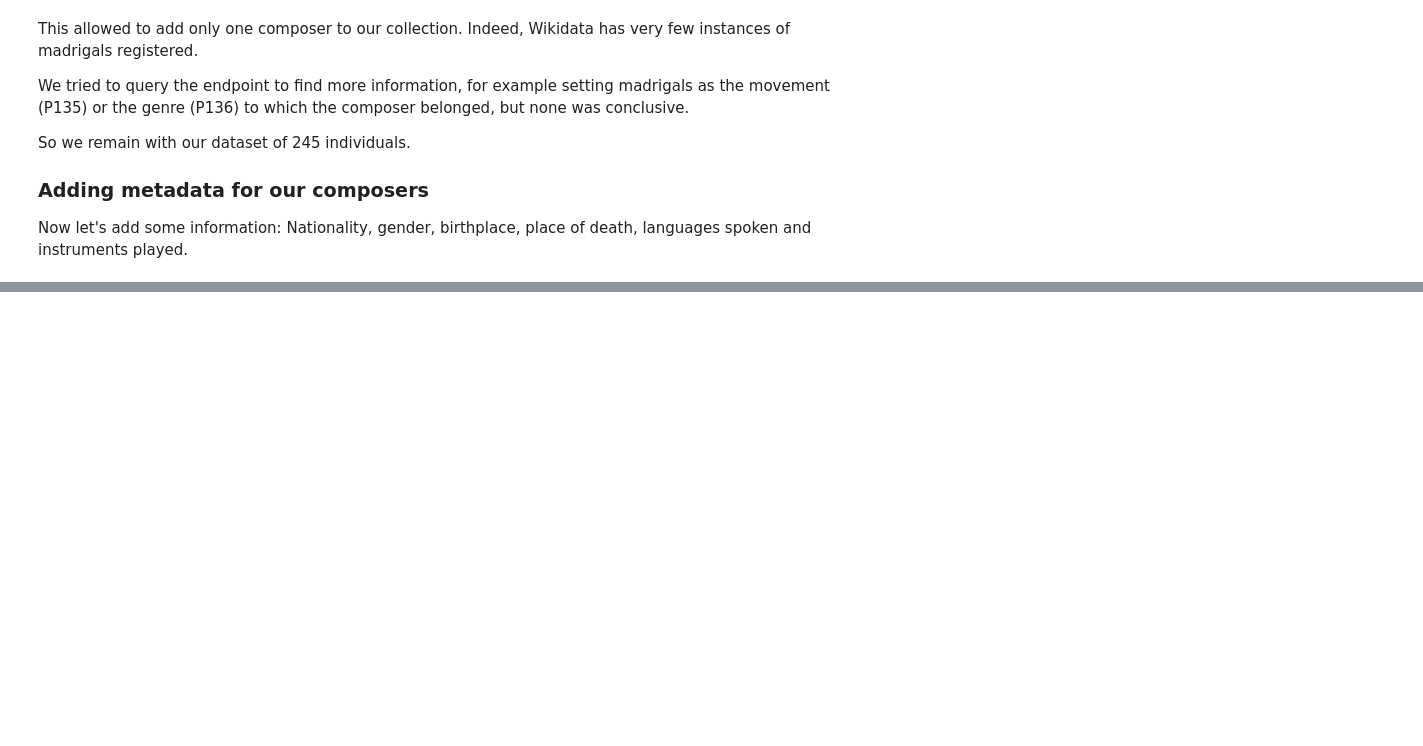
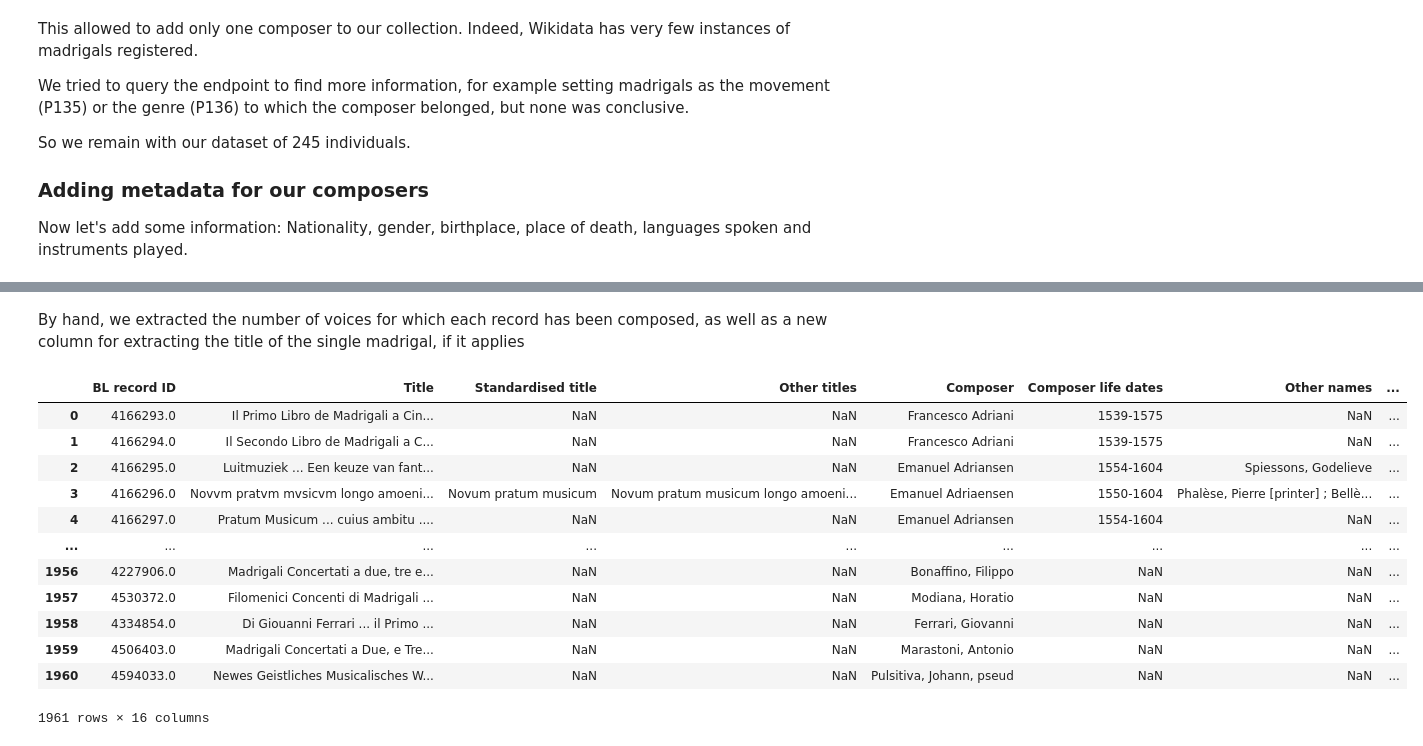
Before and after one commit to Madrigalis/Madrigalis.github.io, a Jupyter notebook: Madrigals.ipynb, the cells around one changed output, grey strips where cells are left out. Saved outputs shown, nothing was run; the diff lists cells and outputs as text; code cells hidden in the pictures; blank space fills up the shorter version.

```diff
--- a/Madrigals.ipynb
+++ b/Madrigals.ipynb
@@ -120,6 +100,10 @@ We want to merge our dictionary with information extracted from Wikidata.
 First we need to change the name in format "surname, name" to "name surname" which is the one adopted for labels on Wikidata.
 # %%
 dict_comp_madrigals = {}
+
+#this dictionary will be used later on when working with the publishers and records dataframes
+inverted_names = {}
+
 for el in comp_madrigals.keys():
 
     #exchanging "surname, name" for "name surname"
@@ -128,11 +112,13 @@ for el in comp_madrigals.keys():
         name = splitted[1].strip("'")
         surname = splitted[0].strip("'")
         dict_comp_madrigals[name+" "+surname] = comp_madrigals[el]
+        inverted_names[el] = name+" "+surname
 
     #some entities, like "Henry VIII", are not in "surname, name" format, so they should be added as is.
     else:
         dict_comp_madrigals[el] = comp_madrigals[el]
 
 #printing the dictionary
+print(len(dict_comp_madrigals))
 dict_comp_madrigals
 # %% [output]
@@ -426,0 +373,20 @@ output.to_csv("df_madri_w_voices.csv")
+# %% [markdown]
+By hand, we extracted the number of voices for which each record has been composed, as well as a new column for extracting the title of the single madrigal, if it applies
+# %%
+records_cleaned = pd.read_csv("madrigals_records_cleaned.csv", sep=";", encoding="utf-8")
+records_cleaned = records_cleaned.replace({"Composer":inverted_names})
+records_cleaned
+# %% [output]
+|  | BL record ID | Title | Standardised title | Other titles | Composer | Composer life dates | Other names | ... |
+| 0 | 4166293.0 | Il Primo Libro de Madrigali a Cin... | NaN | NaN | Francesco Adriani | 1539-1575 | NaN | ... |
+| 1 | 4166294.0 | Il Secondo Libro de Madrigali a C... | NaN | NaN | Francesco Adriani | 1539-1575 | NaN | ... |
+| 2 | 4166295.0 | Luitmuziek ... Een keuze van fant... | NaN | NaN | Emanuel Adriansen | 1554-1604 | Spiessons, Godelieve | ... |
+| 3 | 4166296.0 | Novvm pratvm mvsicvm longo amoeni... | Novum pratum musicum | Novum pratum musicum longo amoeni... | Emanuel Adriaensen | 1550-1604 | Phalèse, Pierre [printer] ; Bellè... | ... |
+| 4 | 4166297.0 | Pratum Musicum ... cuius ambitu .... | NaN | NaN | Emanuel Adriansen | 1554-1604 | NaN | ... |
+| ... | ... | ... | ... | ... | ... | ... | ... | ... |
+| 1956 | 4227906.0 | Madrigali Concertati a due, tre e... | NaN | NaN | Bonaffino, Filippo | NaN | NaN | ... |
+| 1957 | 4530372.0 | Filomenici Concenti di Madrigali ... | NaN | NaN | Modiana, Horatio | NaN | NaN | ... |
+| 1958 | 4334854.0 | Di Giouanni Ferrari ... il Primo ... | NaN | NaN | Ferrari, Giovanni | NaN | NaN | ... |
+| 1959 | 4506403.0 | Madrigali Concertati a Due, e Tre... | NaN | NaN | Marastoni, Antonio | NaN | NaN | ... |
+| 1960 | 4594033.0 | Newes Geistliches Musicalisches W... | NaN | NaN | Pulsitiva, Johann, pseud | NaN | NaN | ... |
+1961 rows × 16 columns
```
Also changed, not shown: parts of 77 cells of this notebook, 9 other files.
